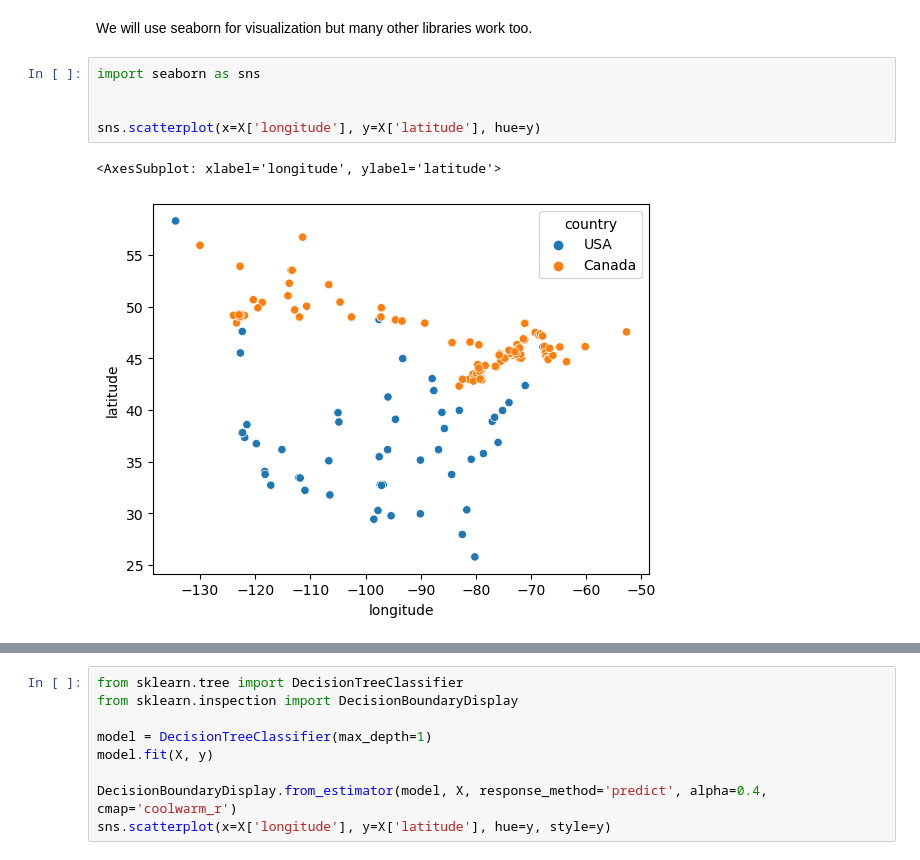
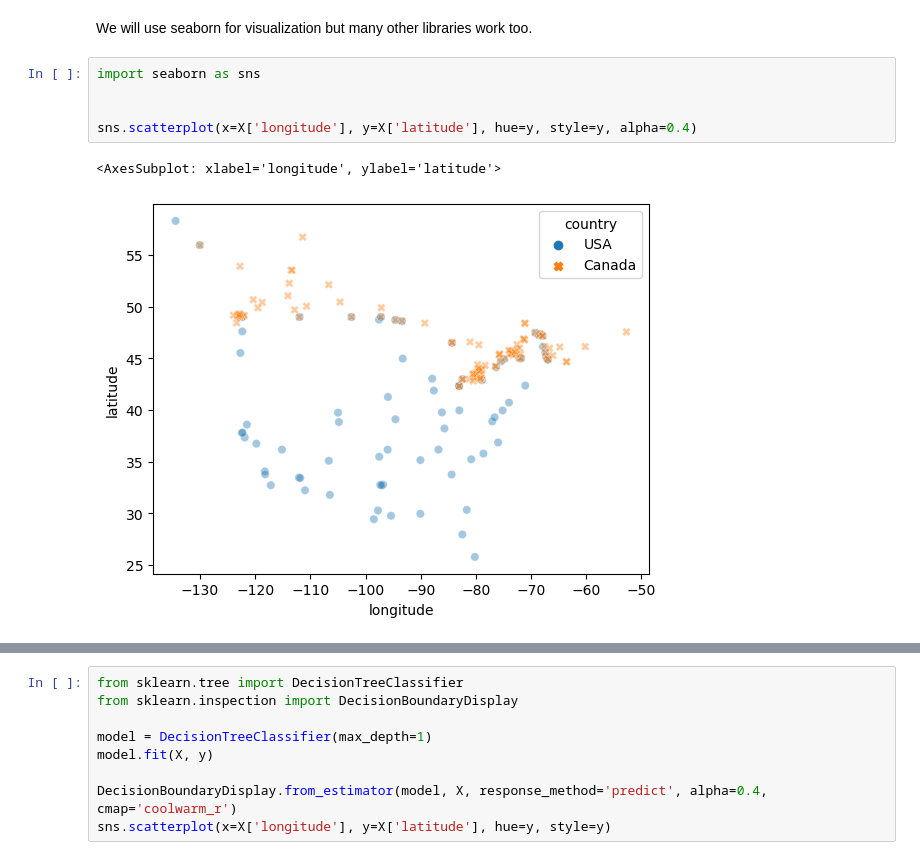
Before and after one commit to UBC-MDS/intro-to-ml-workshop, a Jupyter notebook: modules/02_ml-fundamentals.ipynb, the cells around one changed output, grey strips where cells are left out. Drawn from its saved outputs; the diff is of its cells as text.

```diff
--- a/modules/02_ml-fundamentals.ipynb
+++ b/modules/02_ml-fundamentals.ipynb
@@ -100,11 +66,11 @@ We will use seaborn for visualization but many other libraries work too.
 # %%
 import seaborn as sns
 
 
-sns.scatterplot(x=X['longitude'], y=X['latitude'], hue=y)
+sns.scatterplot(x=X['longitude'], y=X['latitude'], hue=y, style=y, alpha=0.4)
 # %% [output]
 <AxesSubplot: xlabel='longitude', ylabel='latitude'>
-[figure, old version]
+[figure, new version]
 # %% [markdown]
 In real life we know what's the boundary between USA and Canada. Can our model learn it?
 
```
Also changed, not shown: parts of 20 cells of this notebook.
